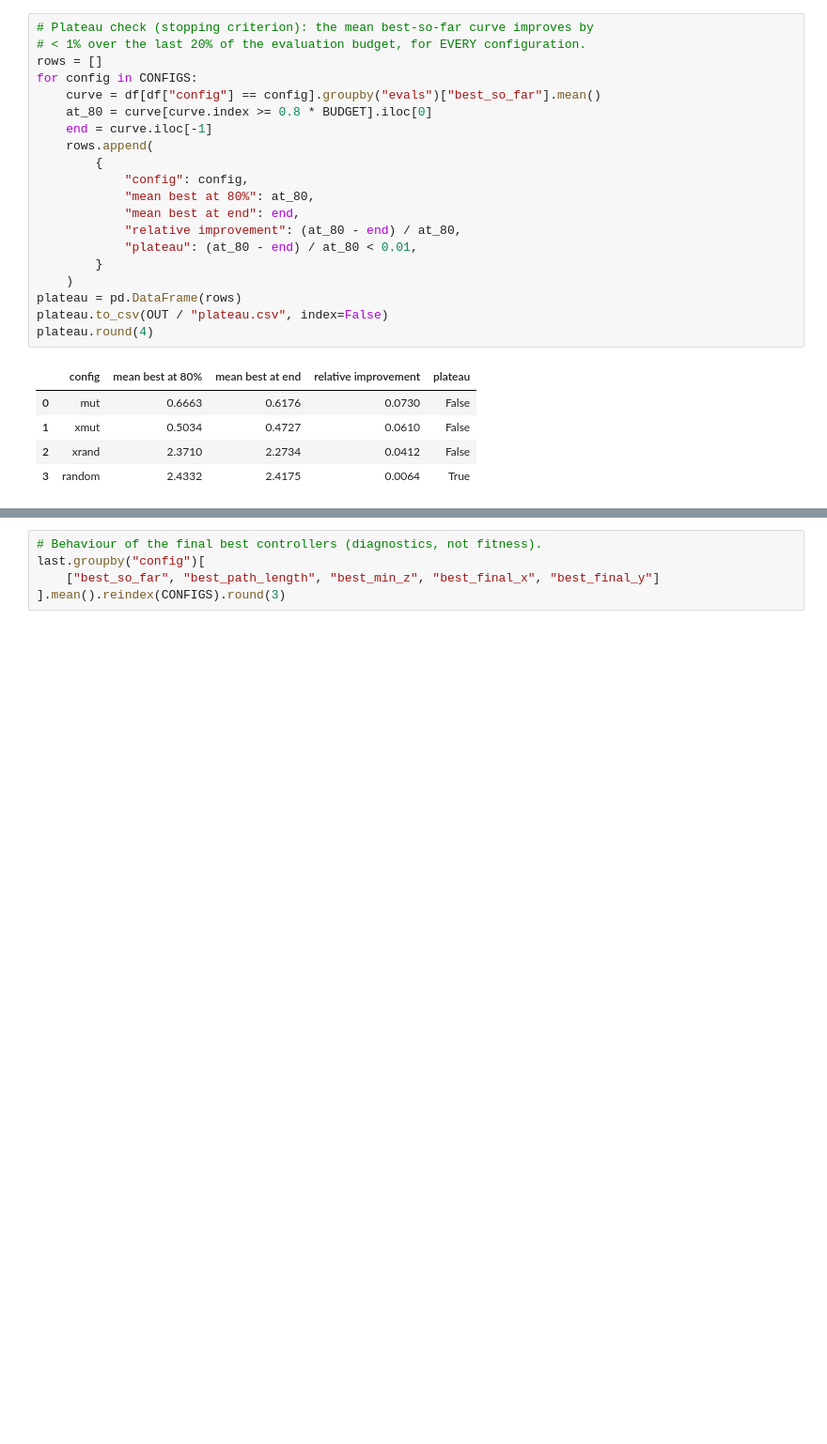
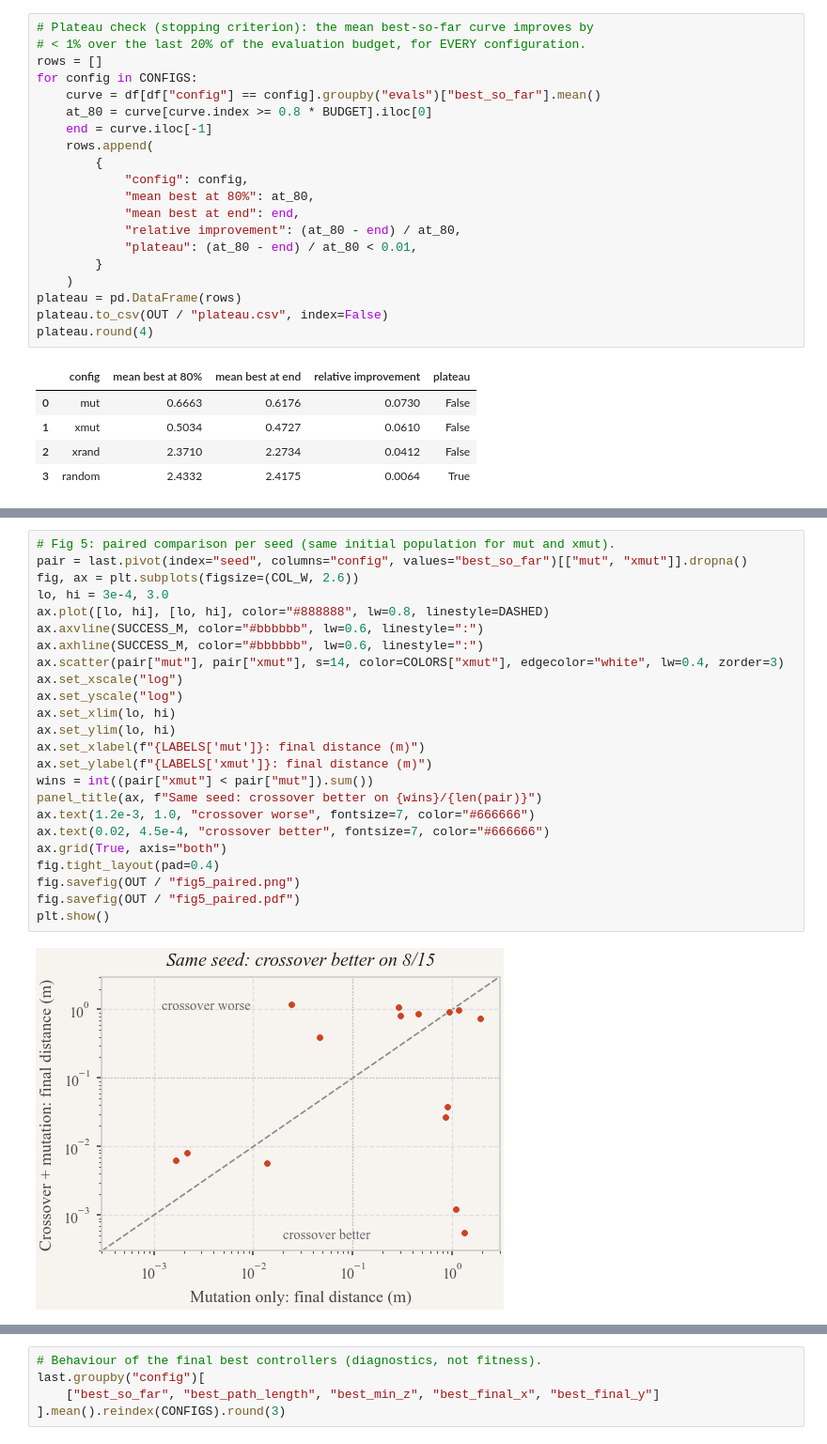
Before and after one commit to codegithubka/EvolutionaryComputing2026, a Jupyter notebook: assignments/assignment_2/analysis.ipynb, the cells around one changed output, grey strips where cells are left out. Shown at 94% size. Drawn from its saved outputs; the diff is of its cells as text; blank space fills up the shorter version.

```diff
--- a/assignments/assignment_2/analysis.ipynb
+++ b/assignments/assignment_2/analysis.ipynb
@@ -404,0 +466,26 @@ plt.show()
+# %%
+# Fig 5: paired comparison per seed (same initial population for mut and xmut).
+pair = last.pivot(index="seed", columns="config", values="best_so_far")[["mut", "xmut"]].dropna()
+fig, ax = plt.subplots(figsize=(COL_W, 2.6))
+lo, hi = 3e-4, 3.0
+ax.plot([lo, hi], [lo, hi], color="#888888", lw=0.8, linestyle=DASHED)
+ax.axvline(SUCCESS_M, color="#bbbbbb", lw=0.6, linestyle=":")
+ax.axhline(SUCCESS_M, color="#bbbbbb", lw=0.6, linestyle=":")
+ax.scatter(pair["mut"], pair["xmut"], s=14, color=COLORS["xmut"], edgecolor="white", lw=0.4, zorder=3)
+ax.set_xscale("log")
+ax.set_yscale("log")
+ax.set_xlim(lo, hi)
+ax.set_ylim(lo, hi)
+ax.set_xlabel(f"{LABELS['mut']}: final distance (m)")
+ax.set_ylabel(f"{LABELS['xmut']}: final distance (m)")
+wins = int((pair["xmut"] < pair["mut"]).sum())
+panel_title(ax, f"Same seed: crossover better on {wins}/{len(pair)}")
+ax.text(1.2e-3, 1.0, "crossover worse", fontsize=7, color="#666666")
+ax.text(0.02, 4.5e-4, "crossover better", fontsize=7, color="#666666")
+ax.grid(True, axis="both")
+fig.tight_layout(pad=0.4)
+fig.savefig(OUT / "fig5_paired.png")
+fig.savefig(OUT / "fig5_paired.pdf")
+plt.show()
+# %% [output]
+[figure, added]
```
Also changed, not shown: parts of 6 cells of this notebook, 3 other files.
